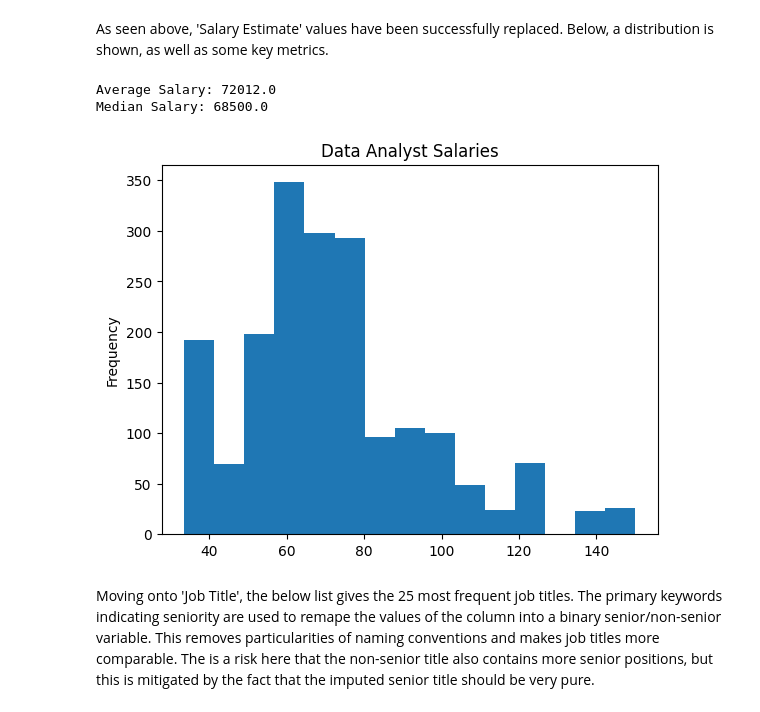
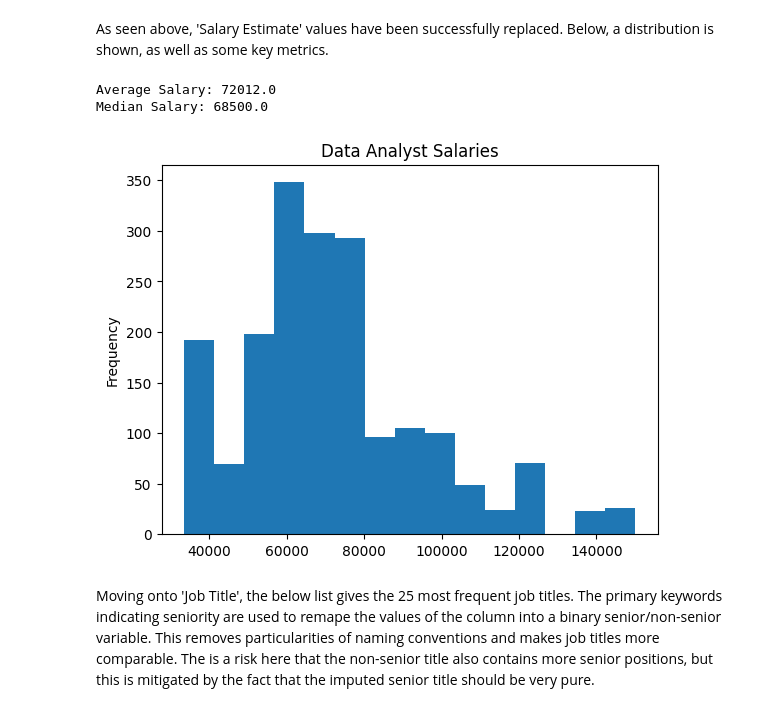
Before and after one commit to iansind/tech-jobs-clustering, a Jupyter notebook: tech_jobs_unsupervised_analysis.ipynb, the cells around one changed output. Cells and saved outputs as stored; diff of their text form; code cells hidden in the pictures.

```diff
--- a/tech_jobs_unsupervised_analysis.ipynb
+++ b/tech_jobs_unsupervised_analysis.ipynb
@@ -159,7 +161,7 @@ for i in range(len(df['Salary Estimate'])):
     new_vals = re.findall('[0-9]+𝐾*', text)
     new_vals = list(map(int, new_vals))
     new_mean = np.mean(new_vals)
-    df.iloc[i, 2] = new_mean
+    df.iloc[i, 2] = new_mean * 1000
 
 df.head()
 # %% [output]
@@ -173,13 +175,13 @@ df.head()
 As seen above, 'Salary Estimate' values have been successfully replaced. Below, a distribution is shown, as well as some key metrics.
 # %%
 df['Salary Estimate'].plot(kind='hist', title='Data Analyst Salaries', bins=15)
-sal_mean = df['Salary Estimate'].mean() * 1000
-sal_med = df['Salary Estimate'].median() * 1000
+sal_mean = df['Salary Estimate'].mean()
+sal_med = df['Salary Estimate'].median()
 print(f'Average Salary: {np.round(sal_mean)}\nMedian Salary: {sal_med}')
 # %% [output]
 Average Salary: 72012.0
 Median Salary: 68500.0
-[figure, old version]
+[figure, new version]
 # %% [markdown]
 Moving onto 'Job Title', the below list gives the 25 most frequent job titles. The primary keywords indicating seniority are used to remape the values of the column into a binary senior/non-senior variable. This removes particularities of naming conventions and makes job titles more comparable. The is a risk here that the non-senior title also contains more senior positions, but this is mitigated by the fact that the imputed senior title should be very pure.
 # %%
```
Also changed, not shown: parts of 15 cells of this notebook.
